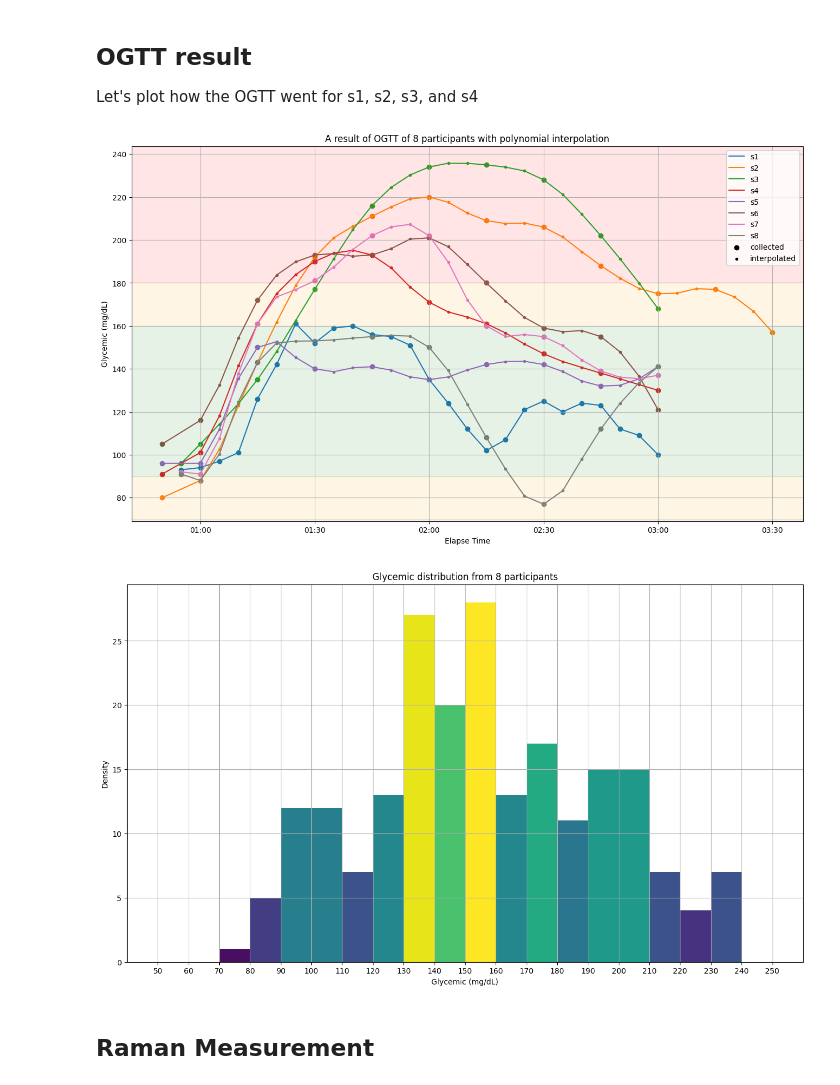
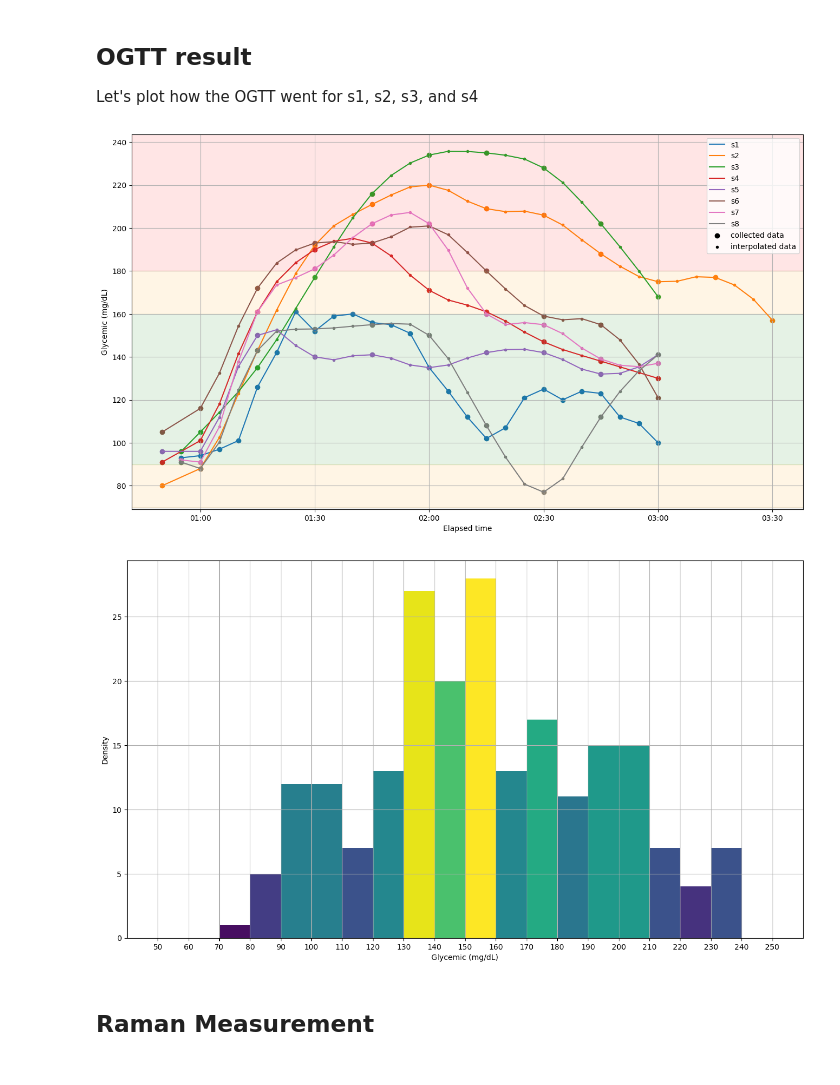
Before and after one commit to fizzyf0xy/Raman, a Jupyter notebook: python/20240327_pilot/ayalysis.ipynb, the cells around one changed output. Saved outputs shown, nothing was run; the diff lists cells and outputs as text; code cells hidden in the pictures.

```diff
--- a/python/20240327_pilot/ayalysis.ipynb
+++ b/python/20240327_pilot/ayalysis.ipynb
@@ -63,39 +63,41 @@ today = datetime.today().replace(hour=1, minute=0, second=0, microsecond=0)
 # %%
 fig, ax = plt.subplots(figsize=(16,9))
 color_list = list(colors.TABLEAU_COLORS.values())
 glucoses = []
 for index, (subj_id, data) in enumerate(zip(subj_ids, datas)):
     y = data.glucose
     x = y.index
     y = y.interpolate(method='polynomial', order=2)
     glucoses += list(y)
     elapse = x - x[1]
     ax.scatter(elapse + today, y, c=color_list[index], marker='.')
     ax.scatter(elapse + today, data.glucose, c=color_list[index])
     ax.plot(elapse + today, y, label=subj_id, color=color_list[index])
     # Update the interpolated data
     data.glucose = y
 
-
-ax.scatter(0,0, marker='o', label='collected', c='black')
-ax.scatter(0,0, marker='.', label='interpolated', c='black')
-ax.set_title("A result of OGTT of 8 participants with polynomial interpolation")
-ax.set_xlabel("Elapse Time")
+xlim = ax.get_xlim()
+ylim = ax.get_ylim()
+ax.scatter(0,0, marker='o', label='collected data', c='black')
+ax.scatter(0,0, marker='.', label='interpolated data', c='black')
+# ax.set_title("A result of OGTT of 8 participants with polynomial interpolation")
+ax.set_xlabel("Elapsed time")
 ax.set_ylabel("Glycemic (mg/dL)")
 axisx_format = mdates.DateFormatter('%H:%M')
 ax.xaxis.set_major_formatter(axisx_format)
 ax.axhspan(60,70, color='grey', alpha=0.1)
 ax.axhspan(70,90, color='orange', alpha=0.1)
 ax.axhspan(90,160, color='green', alpha=0.1)
 ax.axhspan(160,180, color='orange', alpha=0.1)
 ax.axhspan(180,250, color='red', alpha=0.1)
-ax.set_xlim(19820.029166666667, 19820.151388888888)
-ax.set_ylim(69.06326151551548, 243.6715081741749)
+
+ax.set_xlim(xlim)
+ax.set_ylim(ylim)
 ax.legend()
 ax.grid()
 plt.show()
 # %% [output]
-[figure, old version]
+[figure, new version]
 # %%
 fig, ax = plt.subplots(figsize=(16,9))
 bins = range(50,251,10)
@@ -109,7 +111,7 @@ for thisfrac, thispatch in zip(fracs, patches):
     color = plt.cm.viridis(norm(thisfrac))
     thispatch.set_facecolor(color)
 
-ax.set_title("Glycemic distribution from 8 participants")
+# ax.set_title("Glycemic distribution from 8 participants")
 ax.set_xlabel("Glycemic (mg/dL)")
 ax.set_ylabel("Density")
 ax.set_xticks(ticks=bins)
@@ -123,7 +125,7 @@ ax.set_xticks(ticks=bins)
 ax.grid()
 plt.show()
 # %% [output]
-[figure, old version]
+[figure, new version]
 # %% [markdown]
 ## Raman Measurement
 # %%
```
Also changed, not shown: parts of 9 cells of this notebook.
